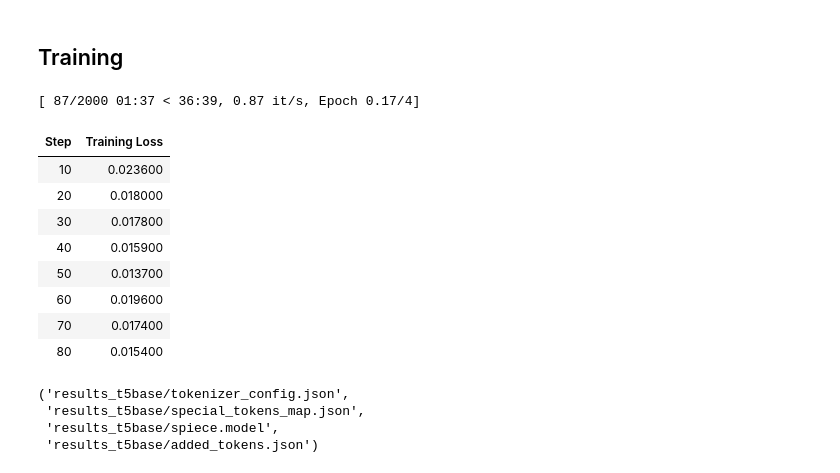
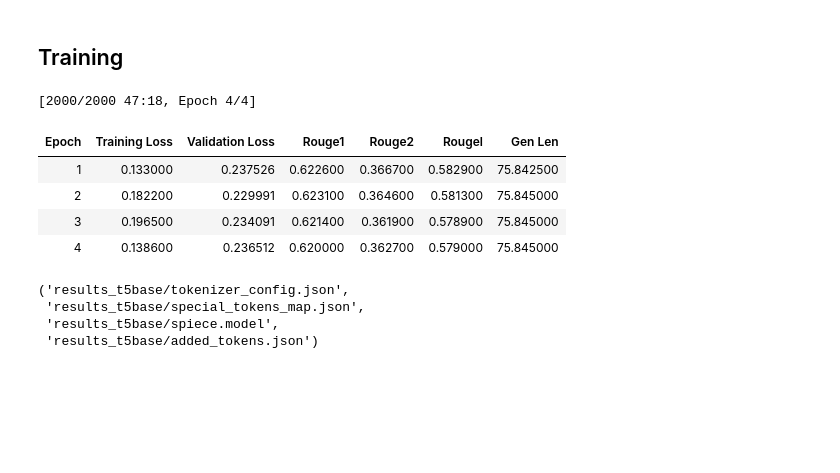
Before and after one commit to hasnaatmalik/finetuning, a Jupyter notebook: text-summarization/text_summarization.ipynb, the cells around one changed output. Cells and saved outputs as stored; diff of their text form; code cells hidden in the pictures; blank space fills up the shorter version.

```diff
--- a/text-summarization/text_summarization.ipynb
+++ b/text-summarization/text_summarization.ipynb
@@ -244,43 +244,40 @@ def preprocess_logits_for_metrics(logits, labels):
 # %%
 training_args = TrainingArguments(
     output_dir=OUT_DIR,
     num_train_epochs=4,
     per_device_train_batch_size=BATCH_SIZE,
     per_device_eval_batch_size=BATCH_SIZE,
     warmup_steps=500,
     weight_decay=0.01,
     logging_dir=OUT_DIR,
     logging_steps=10,
     eval_steps=200,
     save_strategy='epoch',
+    eval_strategy="epoch",
     save_total_limit=2,
     report_to='tensorboard',
     learning_rate=0.0001,
-    dataloader_num_workers=4
+    dataloader_num_workers=2
 )
 
 
 trainer = Trainer(
     model=model,
     args=training_args,
     train_dataset=tokenized_train,
     eval_dataset=tokenized_valid,
     preprocess_logits_for_metrics=preprocess_logits_for_metrics,
     compute_metrics=compute_metrics
 )
 
 history = trainer.train()
 # %% [output]
-[ 87/2000 01:37 < 36:39, 0.87 it/s, Epoch 0.17/4]
+[2000/2000 47:18, Epoch 4/4]
-| Step | Training Loss |
-| 10 | 0.023600 |
-| 20 | 0.018000 |
-| 30 | 0.017800 |
-| 40 | 0.015900 |
-| 50 | 0.013700 |
-| 60 | 0.019600 |
-| 70 | 0.017400 |
-| 80 | 0.015400 |
+| Epoch | Training Loss | Validation Loss | Rouge1 | Rouge2 | Rougel | Gen Len |
+| 1 | 0.133000 | 0.237526 | 0.622600 | 0.366700 | 0.582900 | 75.842500 |
+| 2 | 0.182200 | 0.229991 | 0.623100 | 0.364600 | 0.581300 | 75.845000 |
+| 3 | 0.196500 | 0.234091 | 0.621400 | 0.361900 | 0.578900 | 75.845000 |
+| 4 | 0.138600 | 0.236512 | 0.620000 | 0.362700 | 0.579000 | 75.845000 |
 # %%
 tokenizer.save_pretrained(OUT_DIR)
 # %% [output]
```
Also changed, not shown: parts of 8 cells of this notebook, 3 other files.
